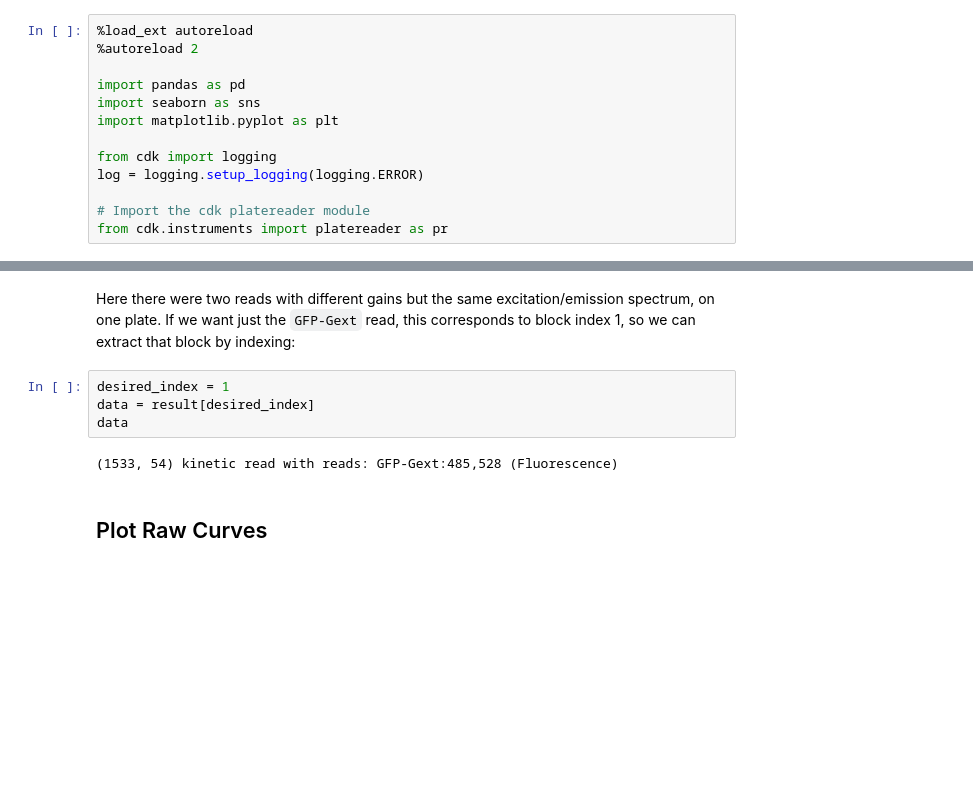
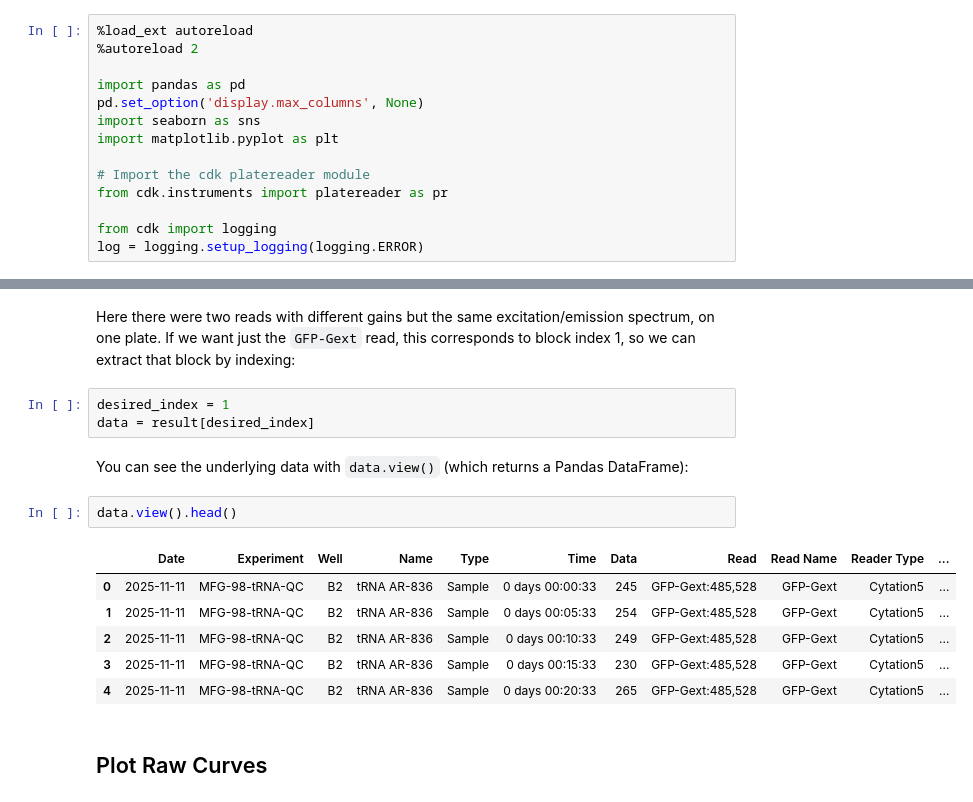
Before and after one commit to alfiemassey28-jpg/nucleus, a Jupyter notebook: notebooks/templates/platereader.ipynb, the cells around one changed output, grey strips where cells are left out. Saved outputs shown, nothing was run; the diff lists cells and outputs as text; blank space fills up the shorter version.

```diff
--- a/notebooks/templates/platereader.ipynb
+++ b/notebooks/templates/platereader.ipynb
@@ -7,14 +7,15 @@ Analyze time-series data from platereader experiments.
 %autoreload 2
 
 import pandas as pd
+pd.set_option('display.max_columns', None)
 import seaborn as sns
 import matplotlib.pyplot as plt
 
+# Import the cdk platereader module
+from cdk.instruments import platereader as pr
+
 from cdk import logging
 log = logging.setup_logging(logging.ERROR)
-
-# Import the cdk platereader module
-from cdk.instruments import platereader as pr
 # %% [markdown]
 ## Load Data
 # %%
@@ -54,9 +42,17 @@ Here there were two reads with different gains but the same excitation/emission
 # %%
 desired_index = 1
 data = result[desired_index]
-data
-# %% [output]
-(1533, 54) kinetic read with reads: GFP-Gext:485,528 (Fluorescence)
+# %% [markdown]
+You can see the underlying data with `data.view()` (which returns a Pandas DataFrame):
+# %%
+data.view().head()
+# %% [output]
+|  | Date | Experiment | Well | Name | Type | Time | Data | Read | Read Name | Reader Type | ... |
+| 0 | 2025-11-11 | MFG-98-tRNA-QC | B2 | tRNA AR-836 | Sample | 0 days 00:00:33 | 245 | GFP-Gext:485,528 | GFP-Gext | Cytation5 | ... |
+| 1 | 2025-11-11 | MFG-98-tRNA-QC | B2 | tRNA AR-836 | Sample | 0 days 00:05:33 | 254 | GFP-Gext:485,528 | GFP-Gext | Cytation5 | ... |
+| 2 | 2025-11-11 | MFG-98-tRNA-QC | B2 | tRNA AR-836 | Sample | 0 days 00:10:33 | 249 | GFP-Gext:485,528 | GFP-Gext | Cytation5 | ... |
+| 3 | 2025-11-11 | MFG-98-tRNA-QC | B2 | tRNA AR-836 | Sample | 0 days 00:15:33 | 230 | GFP-Gext:485,528 | GFP-Gext | Cytation5 | ... |
+| 4 | 2025-11-11 | MFG-98-tRNA-QC | B2 | tRNA AR-836 | Sample | 0 days 00:20:33 | 265 | GFP-Gext:485,528 | GFP-Gext | Cytation5 | ... |
 # %% [markdown]
 ## Plot Raw Curves
 # %%
```
Also changed, not shown: parts of 3 cells of this notebook, 11 other files.
